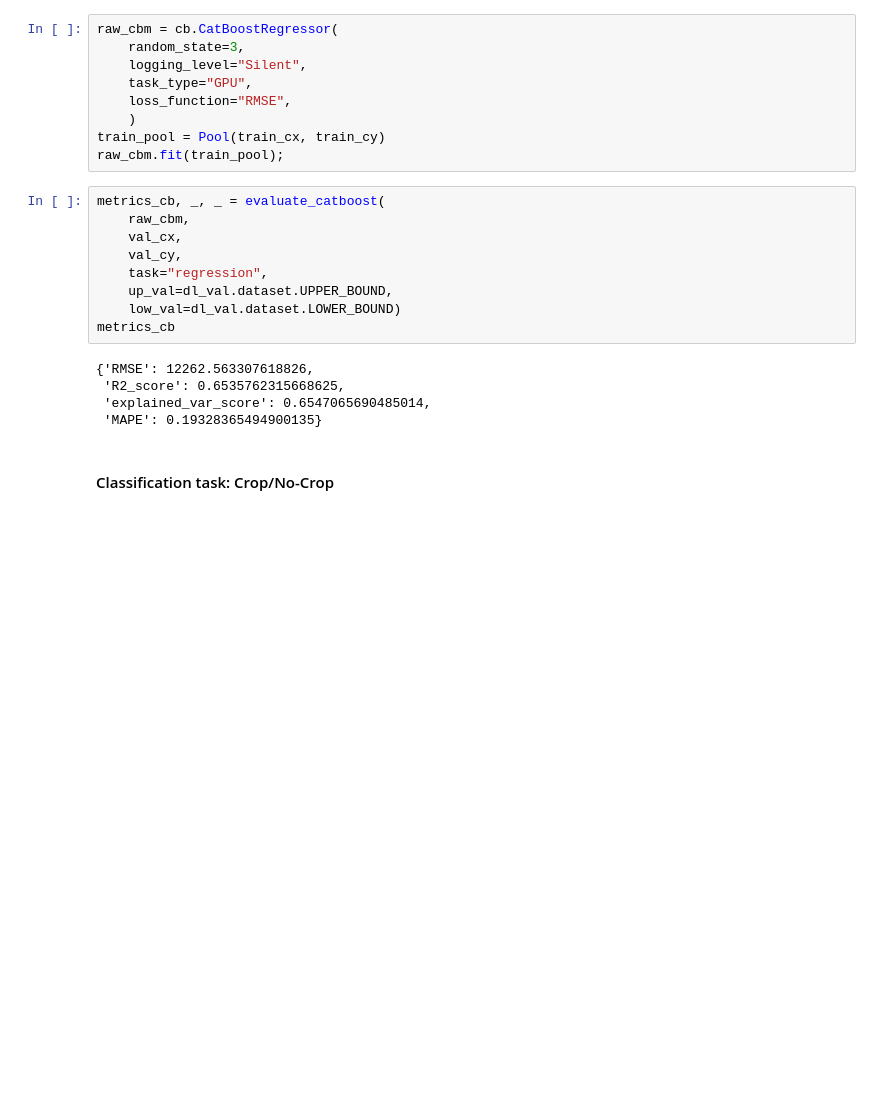
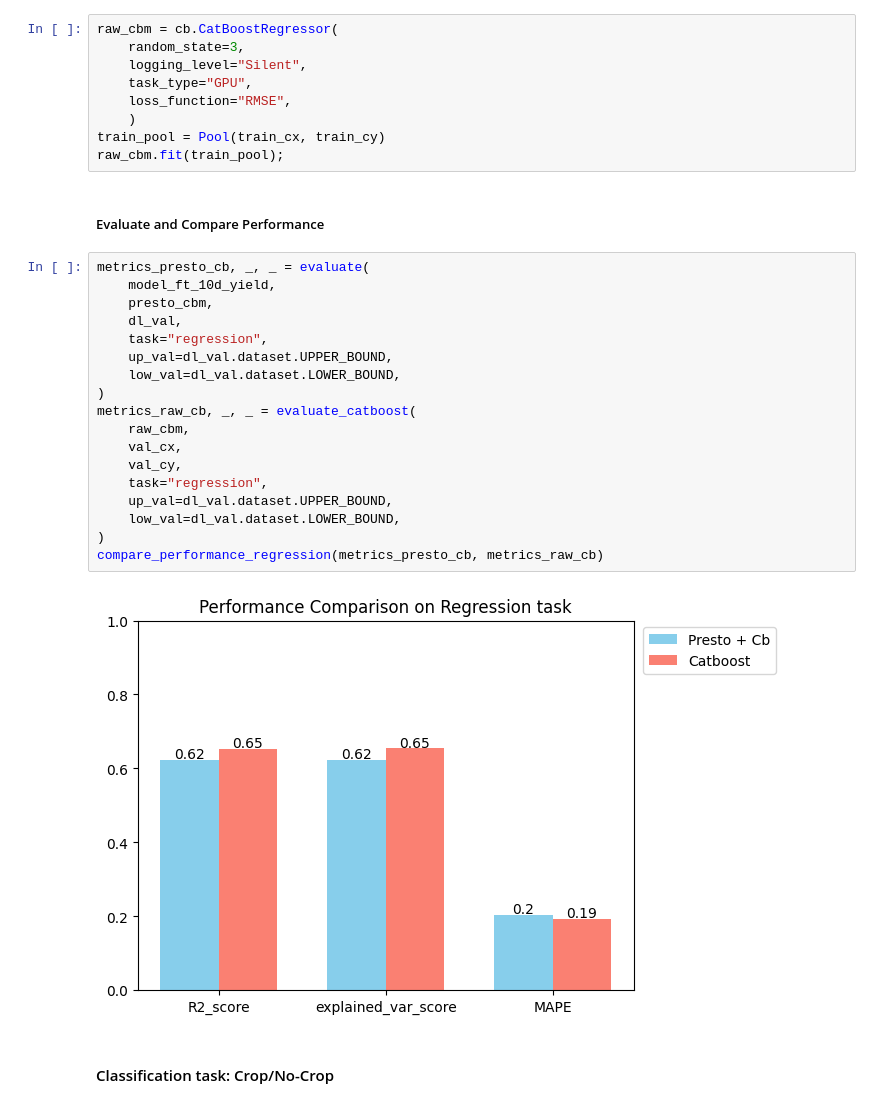
Before and after one commit to ScaleAGData/scaleag-vito, a Jupyter notebook: notebooks/demo_presto_few_shot_learning.ipynb, the cells around one changed output. Cells and saved outputs as stored; diff of their text form; blank space fills up the shorter version.

Commit message:
performance comparison plots

```diff
--- a/notebooks/demo_presto_few_shot_learning.ipynb
+++ b/notebooks/demo_presto_few_shot_learning.ipynb
@@ -234,20 +221,28 @@ raw_cbm = cb.CatBoostRegressor(
     )
 train_pool = Pool(train_cx, train_cy)
 raw_cbm.fit(train_pool);
+# %% [markdown]
+##### Evaluate and Compare Performance
 # %%
-metrics_cb, _, _ = evaluate_catboost(
+metrics_presto_cb, _, _ = evaluate(
+    model_ft_10d_yield,
+    presto_cbm,
+    dl_val,
+    task="regression",
+    up_val=dl_val.dataset.UPPER_BOUND,
+    low_val=dl_val.dataset.LOWER_BOUND,
+)
+metrics_raw_cb, _, _ = evaluate_catboost(
     raw_cbm,
     val_cx,
     val_cy,
     task="regression",
     up_val=dl_val.dataset.UPPER_BOUND,
-    low_val=dl_val.dataset.LOWER_BOUND)
-metrics_cb
+    low_val=dl_val.dataset.LOWER_BOUND,
+)
+compare_performance_regression(metrics_presto_cb, metrics_raw_cb)
 # %% [output]
-{'RMSE': 12262.563307618826,
- 'R2_score': 0.6535762315668625,
- 'explained_var_score': 0.6547065690485014,
- 'MAPE': 0.19328365494900135}
+[figure, added]
 # %% [markdown]
 #### Classification task: Crop/No-Crop
 # %%
```
Also changed, not shown: parts of 11 cells of this notebook, 2 other files.
